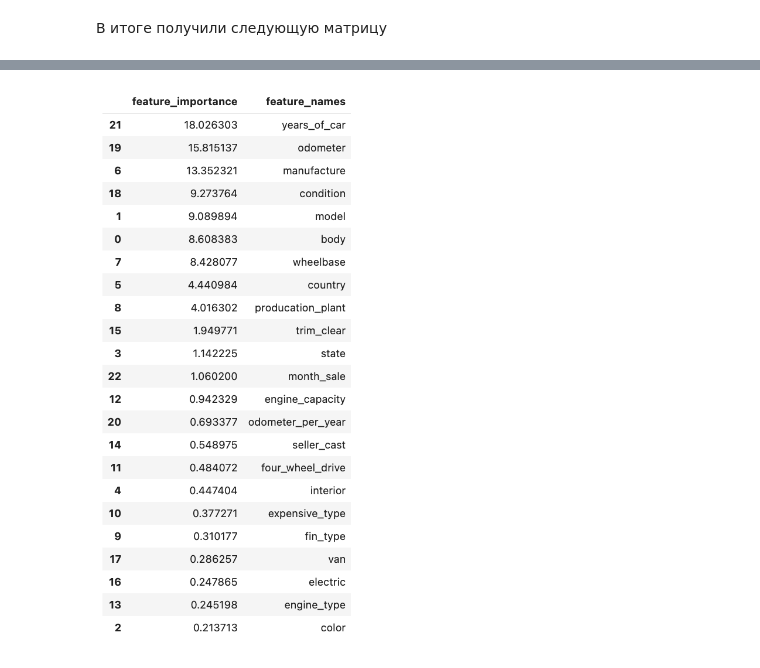
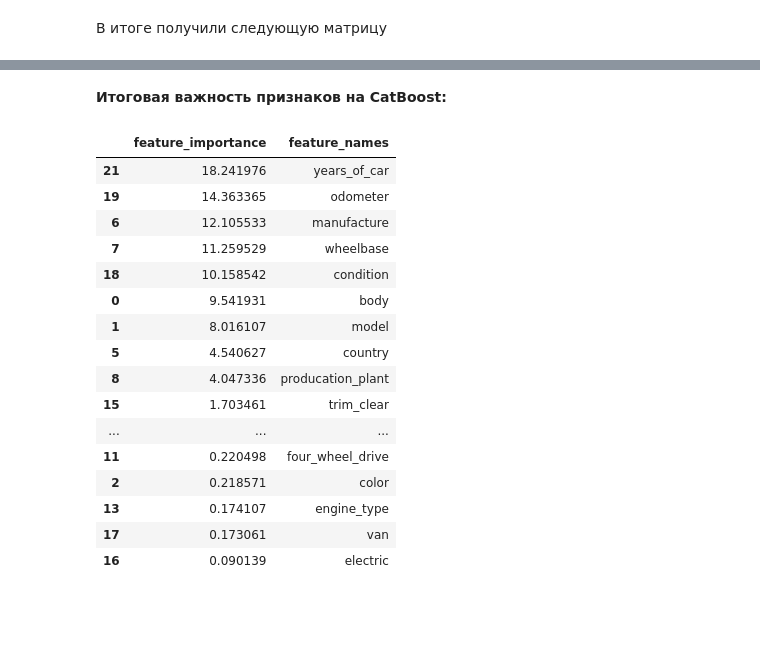
Before and after one commit to suartDS/predict-car-price, a Jupyter notebook: predict-auto-price.ipynb, the cells around one changed output, grey strips where cells are left out. Saved outputs shown, nothing was run; the diff lists cells and outputs as text; code cells hidden in the pictures; blank space fills up the shorter version.

```diff
--- a/predict-auto-price.ipynb
+++ b/predict-auto-price.ipynb
@@ -1256,2 +1259,22 @@ pd.DataFrame(score_list, columns=['Model','Metric','Score'])
-# %% [markdown]
-![image.png](attachment:1faf23e9-e259-4684-95ef-7dcf10584db7.png)
+# %% [markdown]
+**Итоговая важность признаков на CatBoost:**
+# %%
+t
+# %% [output]
+|  | feature_importance | feature_names |
+| 21 | 18.241976 | years_of_car |
+| 19 | 14.363365 | odometer |
+| 6 | 12.105533 | manufacture |
+| 7 | 11.259529 | wheelbase |
+| 18 | 10.158542 | condition |
+| 0 | 9.541931 | body |
+| 1 | 8.016107 | model |
+| 5 | 4.540627 | country |
+| 8 | 4.047336 | producation_plant |
+| 15 | 1.703461 | trim_clear |
+| ... | ... | ... |
+| 11 | 0.220498 | four_wheel_drive |
+| 2 | 0.218571 | color |
+| 13 | 0.174107 | engine_type |
+| 17 | 0.173061 | van |
+| 16 | 0.090139 | electric |
```
Also changed, not shown: parts of 17 cells of this notebook.
